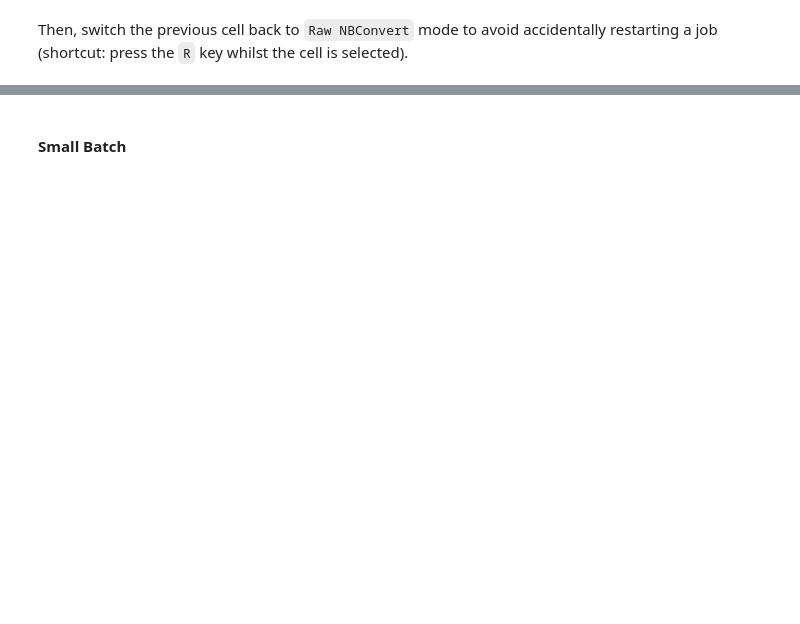
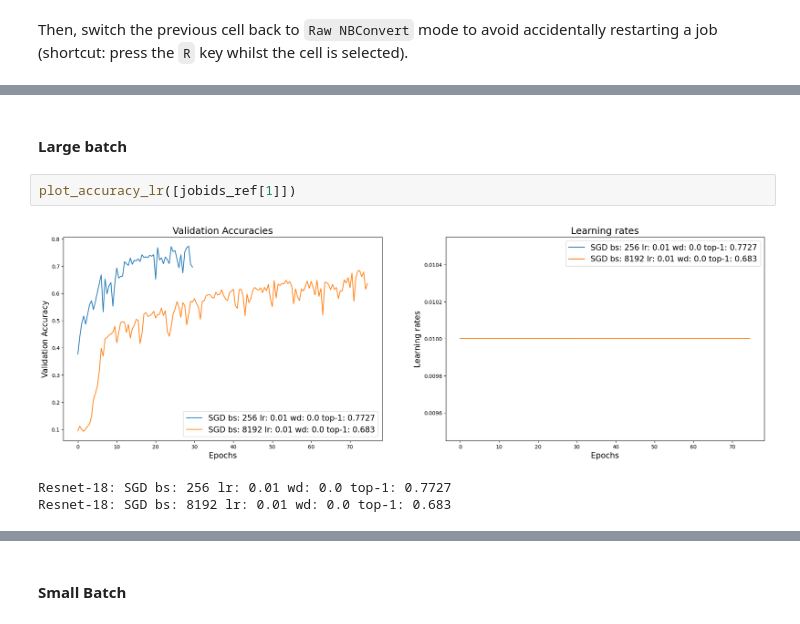
Before and after one commit to idriscnrs/dlojz_tp, a Jupyter notebook: Jour3/1.tp_optimizer/DLO-JZ_Optimizers.ipynb, the cells around one changed output, grey strips where cells are left out. Saved outputs shown, nothing was run; the diff lists cells and outputs as text; blank space fills up the shorter version.

```diff
--- a/Jour3/1.tp_optimizer/DLO-JZ_Optimizers.ipynb
+++ b/Jour3/1.tp_optimizer/DLO-JZ_Optimizers.ipynb
@@ -162,0 +190,8 @@ display_slurm_queue(name)
+# %% [markdown]
+#### Large batch
+# %%
+plot_accuracy_lr([jobids_ref[1]])
+# %% [output]
+[figure, added]
+Resnet-18: SGD bs: 256 lr: 0.01 wd: 0.0 top-1: 0.7727
+Resnet-18: SGD bs: 8192 lr: 0.01 wd: 0.0 top-1: 0.683
```
Also changed, not shown: parts of 28 cells of this notebook, 1 other file.
